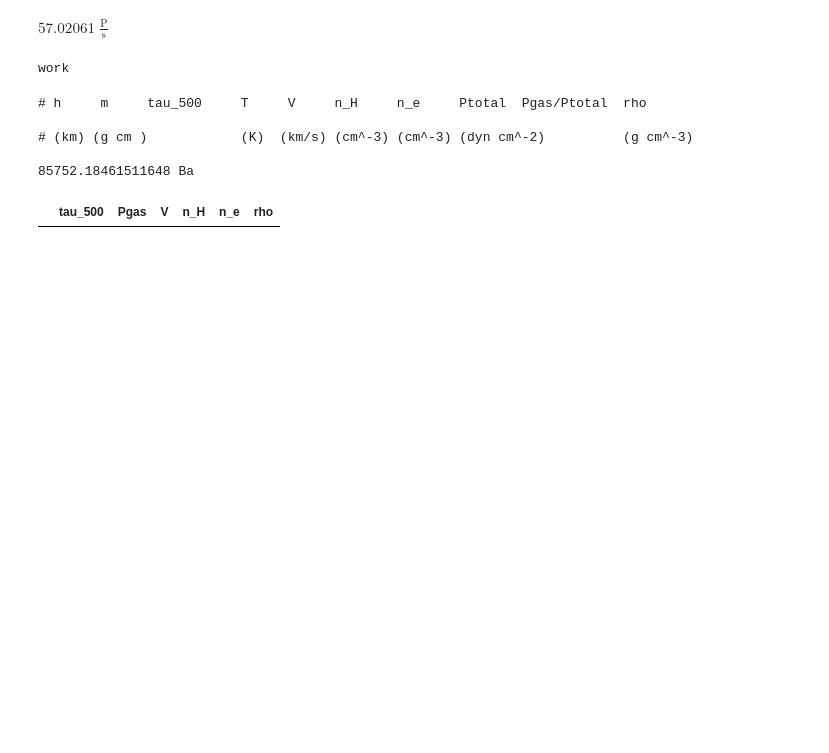
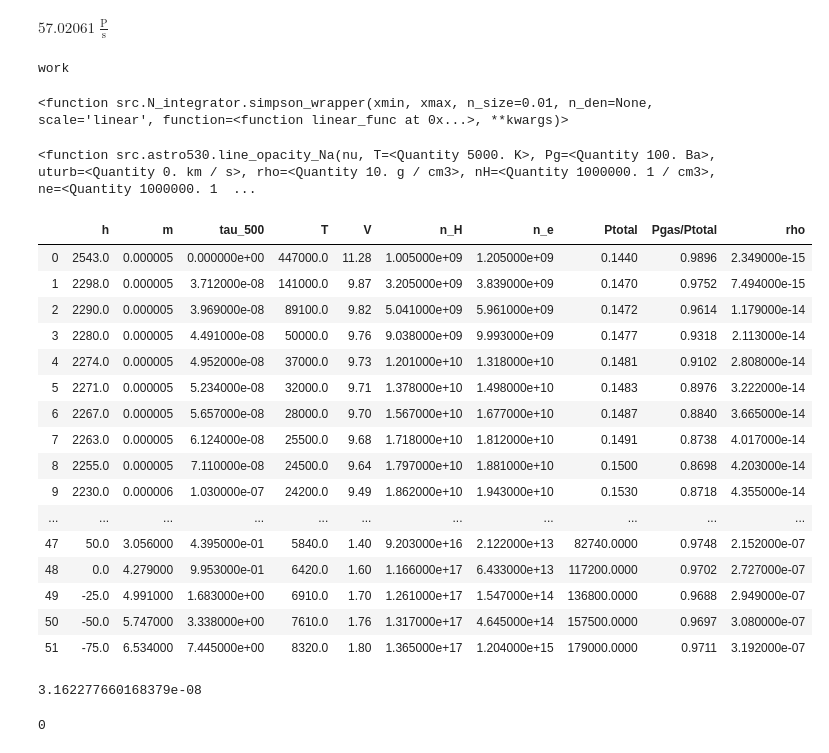
Before and after one commit to kyleneumann/Astro530, a Jupyter notebook: hw11.ipynb, the cells around one changed output. Cells and saved outputs as stored; diff of their text form; code cells hidden in the pictures; blank space fills up the shorter version.

```diff
--- a/hw11.ipynb
+++ b/hw11.ipynb
@@ -71,11 +72,11 @@ def t500_parameters(t500):
 
     return df
-# %%
-t500_parameters(0.5)
-# %% [output]
-# h     m     tau_500     T     V     n_H     n_e     Ptotal  Pgas/Ptotal  rho
-
-# (km) (g cm )            (K)  (km/s) (cm^-3) (cm^-3) (dyn cm^-2)          (g cm^-3)
-
-85752.18461511648 Ba
-|  | tau_500 | Pgas | V | n_H | n_e | rho |
+# %%
+simpson_wrapper = N_integrator.simpson_wrapper
+simpson_wrapper
+# %% [output]
+<function src.N_integrator.simpson_wrapper(xmin, xmax, n_size=0.01, n_den=None, scale='linear', function=<function linear_func at 0x...>, **kwargs)>
+# %%
+line_opacity_Na
+# %% [output]
+<function src.astro530.line_opacity_Na(nu, T=<Quantity 5000. K>, Pg=<Quantity 100. Ba>, uturb=<Quantity 0. km / s>, rho=<Quantity 10. g / cm3>, nH=<Quantity 1000000. 1 / cm3>, ne=<Quantity 1000000. 1  ...
@@ -81,0 +87,20 @@ t500_parameters(0.5)
+# %%
+init_VAL()
+# %% [output]
+|  | h | m | tau_500 | T | V | n_H | n_e | Ptotal | Pgas/Ptotal | rho |
+| 0 | 2543.0 | 0.000005 | 0.000000e+00 | 447000.0 | 11.28 | 1.005000e+09 | 1.205000e+09 | 0.1440 | 0.9896 | 2.349000e-15 |
+| 1 | 2298.0 | 0.000005 | 3.712000e-08 | 141000.0 | 9.87 | 3.205000e+09 | 3.839000e+09 | 0.1470 | 0.9752 | 7.494000e-15 |
+| 2 | 2290.0 | 0.000005 | 3.969000e-08 | 89100.0 | 9.82 | 5.041000e+09 | 5.961000e+09 | 0.1472 | 0.9614 | 1.179000e-14 |
+| 3 | 2280.0 | 0.000005 | 4.491000e-08 | 50000.0 | 9.76 | 9.038000e+09 | 9.993000e+09 | 0.1477 | 0.9318 | 2.113000e-14 |
+| 4 | 2274.0 | 0.000005 | 4.952000e-08 | 37000.0 | 9.73 | 1.201000e+10 | 1.318000e+10 | 0.1481 | 0.9102 | 2.808000e-14 |
+| 5 | 2271.0 | 0.000005 | 5.234000e-08 | 32000.0 | 9.71 | 1.378000e+10 | 1.498000e+10 | 0.1483 | 0.8976 | 3.222000e-14 |
+| 6 | 2267.0 | 0.000005 | 5.657000e-08 | 28000.0 | 9.70 | 1.567000e+10 | 1.677000e+10 | 0.1487 | 0.8840 | 3.665000e-14 |
+| 7 | 2263.0 | 0.000005 | 6.124000e-08 | 25500.0 | 9.68 | 1.718000e+10 | 1.812000e+10 | 0.1491 | 0.8738 | 4.017000e-14 |
+| 8 | 2255.0 | 0.000005 | 7.110000e-08 | 24500.0 | 9.64 | 1.797000e+10 | 1.881000e+10 | 0.1500 | 0.8698 | 4.203000e-14 |
+| 9 | 2230.0 | 0.000006 | 1.030000e-07 | 24200.0 | 9.49 | 1.862000e+10 | 1.943000e+10 | 0.1530 | 0.8718 | 4.355000e-14 |
+| ... | ... | ... | ... | ... | ... | ... | ... | ... | ... | ... |
+| 47 | 50.0 | 3.056000 | 4.395000e-01 | 5840.0 | 1.40 | 9.203000e+16 | 2.122000e+13 | 82740.0000 | 0.9748 | 2.152000e-07 |
+| 48 | 0.0 | 4.279000 | 9.953000e-01 | 6420.0 | 1.60 | 1.166000e+17 | 6.433000e+13 | 117200.0000 | 0.9702 | 2.727000e-07 |
+| 49 | -25.0 | 4.991000 | 1.683000e+00 | 6910.0 | 1.70 | 1.261000e+17 | 1.547000e+14 | 136800.0000 | 0.9688 | 2.949000e-07 |
+| 50 | -50.0 | 5.747000 | 3.338000e+00 | 7610.0 | 1.76 | 1.317000e+17 | 4.645000e+14 | 157500.0000 | 0.9697 | 3.080000e-07 |
+| 51 | -75.0 | 6.534000 | 7.445000e+00 | 8320.0 | 1.80 | 1.365000e+17 | 1.204000e+15 | 179000.0000 | 0.9711 | 3.192000e-07 |
@@ -81,0 +232,8 @@ t500_parameters(0.5)
+# %%
+10**-7.5
+# %% [output]
+3.162277660168379e-08
+# %%
+len(np.arange(0,0,0.1))
+# %% [output]
+0
```
Also changed, not shown: parts of 14 cells of this notebook, 3 other files.
